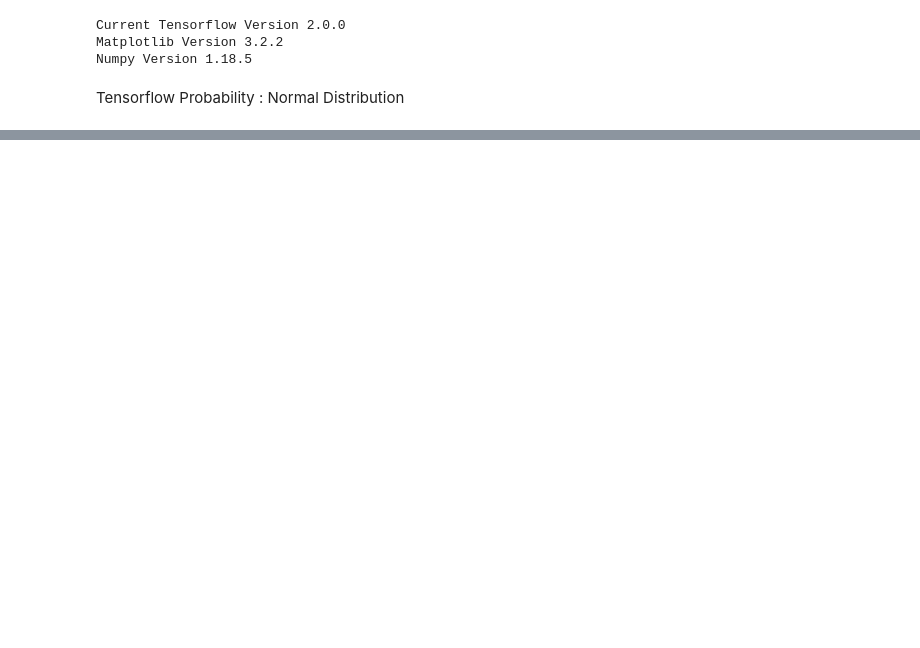
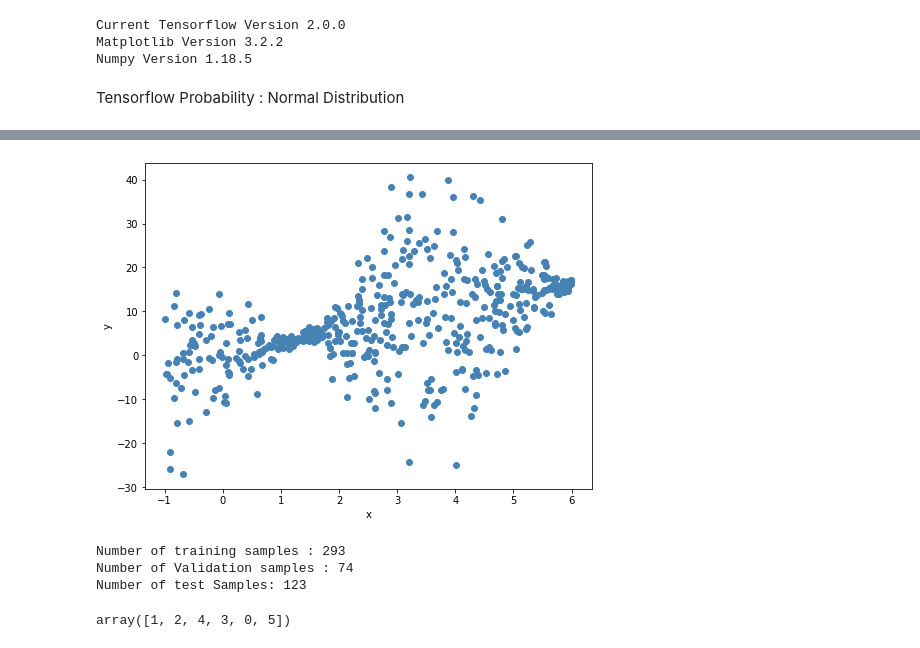
Before and after one commit to Xwyzworms/TensorflowProbability, a Jupyter notebook: TensorProbability.ipynb, the cells around one changed output, grey strips where cells are left out. Drawn from its saved outputs; the diff is of its cells as text; code cells hidden in the pictures; blank space fills up the shorter version.

```diff
--- a/TensorProbability.ipynb
+++ b/TensorProbability.ipynb
@@ -91,0 +139,22 @@ ax[2].legend(["Distribution","Probability"])
+# %%
+f,ax = plt.subplots(1,1,figsize=(8,6))
+ax.scatter(x,y,color="steelblue")
+ax.set(xlabel="x", ylabel="y")
+f.show()
+# %% [output]
+[figure, added]
+# %%
+x_train,x_test,y_train,y_test = train_test_split(x,y, test_size=0.25,random_state=47)
+x_train,x_val,y_train,y_val = train_test_split(x_train,y_train,test_size=0.2, random_state = 22)
+
+
+print("Number of training samples : {0}\nNumber of Validation samples : {1}\nNumber of test Samples: {2}".format(len(x_train),len(x_val),len(x_test)))
+# %% [output]
+Number of training samples : 293
+Number of Validation samples : 74
+Number of test Samples: 123
+# %%
+lol = np.array([72,3,5,56,7,87])
+lol.argsort(axis=0)
+# %% [output]
+array([1, 2, 4, 3, 0, 5])
```
Also changed, not shown: parts of 13 cells of this notebook.
